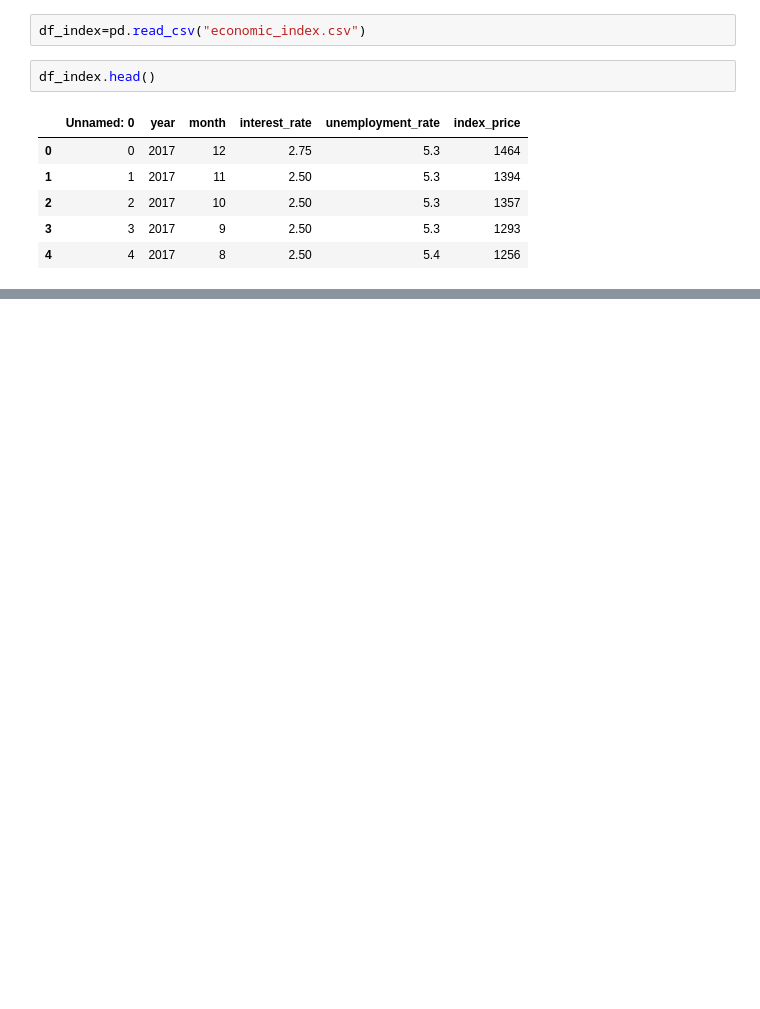
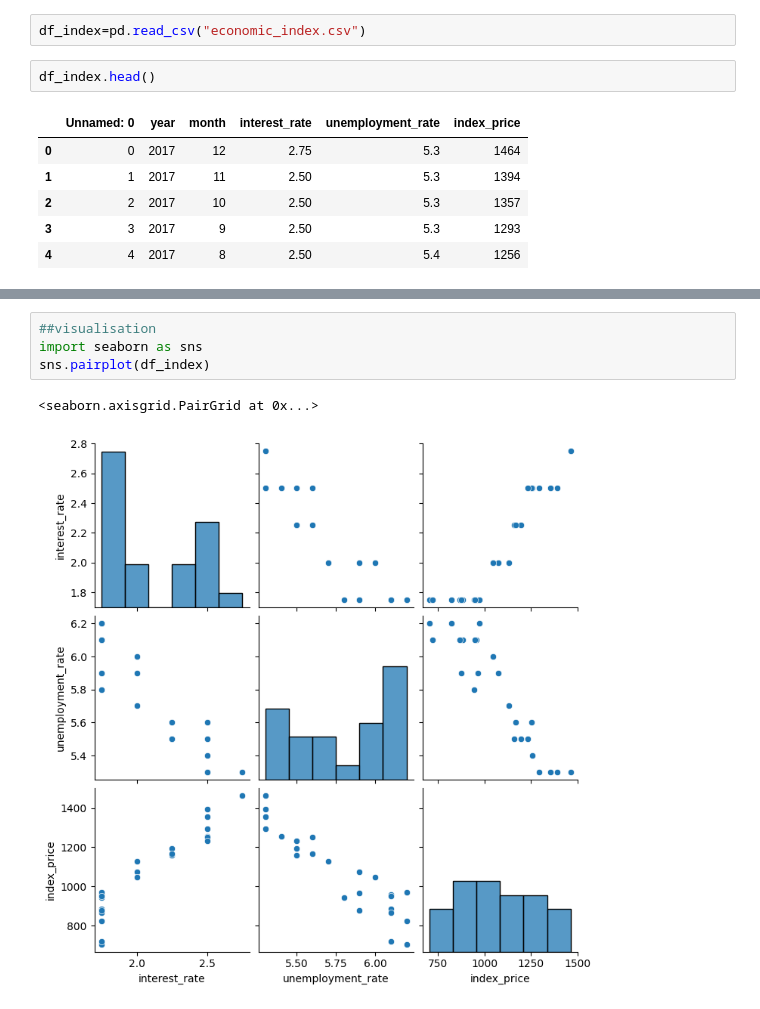
Before and after one commit to debmalyaa29/linear-Regression, a Jupyter notebook: Multiple-Linear-Regression/practical.ipynb, the cells around one changed output, grey strips where cells are left out. Cells and saved outputs as stored; diff of their text form; blank space fills up the shorter version.

```diff
--- a/Multiple-Linear-Regression/practical.ipynb
+++ b/Multiple-Linear-Regression/practical.ipynb
@@ -16,0 +50,7 @@ df_index.head()
+# %%
+##visualisation
+import seaborn as sns
+sns.pairplot(df_index)
+# %% [output]
+<seaborn.axisgrid.PairGrid at 0x...>
+[figure, added]
```
Also changed, not shown: parts of 18 cells of this notebook.
